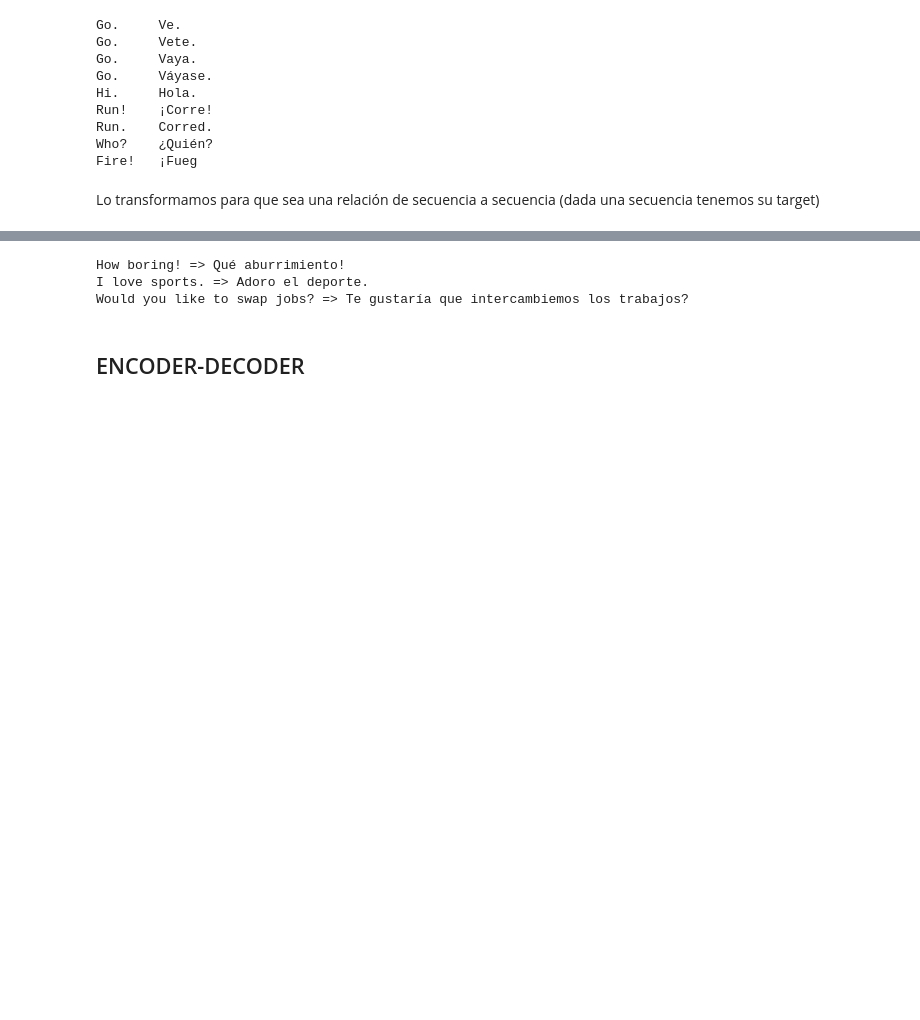
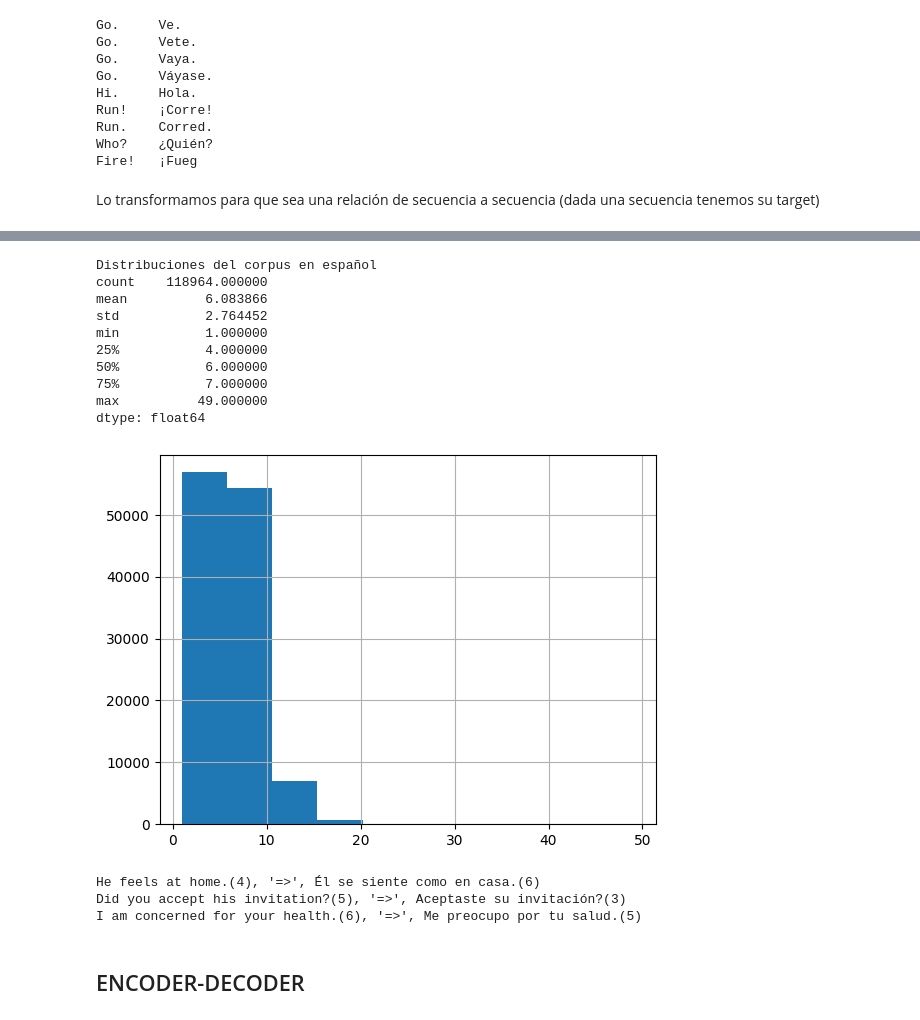
Before and after one commit to Jaimegrp/Practicando, a Jupyter notebook: Texto/Generativa_Texto_De_RRN_a_LLM.ipynb, the cells around one changed output, grey strips where cells are left out. Drawn from its saved outputs; the diff is of its cells as text; code cells hidden in the pictures; blank space fills up the shorter version.

```diff
--- a/Texto/Generativa_Texto_De_RRN_a_LLM.ipynb
+++ b/Texto/Generativa_Texto_De_RRN_a_LLM.ipynb
@@ -104,10 +131,28 @@ sentences_en, sentences_es = zip(*pairs)  # separates the pairs into 2 lists
+# %%
+print("Distribuciones del corpus en español")
+series_es = pd.Series([len(sentencia.split()) for sentencia in sentences_es])
+series_es.hist();
+print(series_es.describe())
+# %% [output]
+Distribuciones del corpus en español
+count    118964.000000
+mean          6.083866
+std           2.764452
+min           1.000000
+25%           4.000000
+50%           6.000000
+75%           7.000000
+max          49.000000
+dtype: float64
+[figure, added]
 # %%
-for i in range(3):
-    print(sentences_en[i], "=>", sentences_es[i])
+origen = randint(0,len(sentences_es)-3)
+for i in range(origen, origen+3):
+    print(f"{sentences_en[i]}({len(sentences_en[i].split())}), '=>', {sentences_es[i]}({len(sentences_es[i].split())})")
 # %% [output]
-How boring! => Qué aburrimiento!
-I love sports. => Adoro el deporte.
-Would you like to swap jobs? => Te gustaría que intercambiemos los trabajos?
+He feels at home.(4), '=>', Él se siente como en casa.(6)
+Did you accept his invitation?(5), '=>', Aceptaste su invitación?(3)
+I am concerned for your health.(6), '=>', Me preocupo por tu salud.(5)
 # %% [markdown]
 ## ENCODER-DECODER
 # %% [markdown]
```
Also changed, not shown: parts of 15 cells of this notebook.
